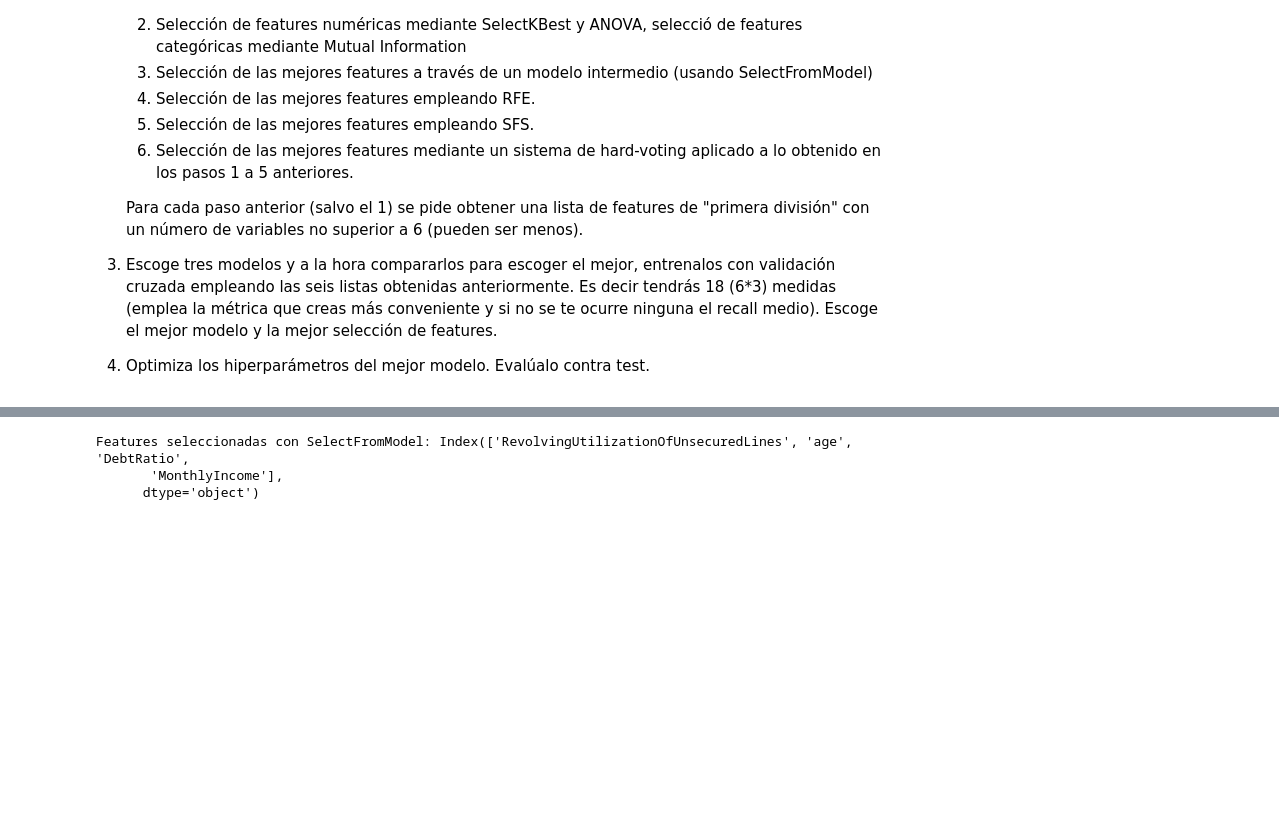
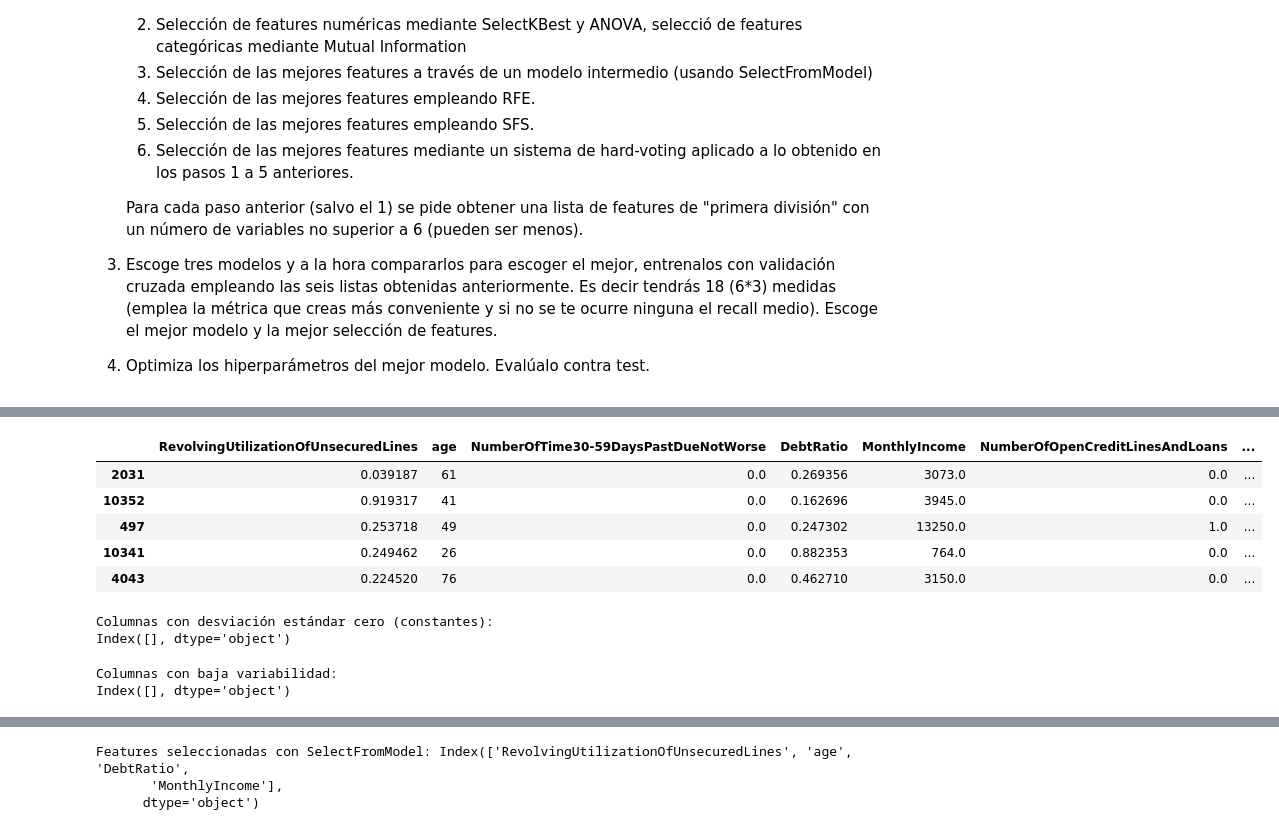
Before and after one commit to AlbrtttoTorres/DS_ONLINE_THEBRIDGE_ATC, a Jupyter notebook: 04_Machine_Learning/Sprint_14/Unidad_02/Practica_Obligatoria/18_Practica_Obligatoria_Seleccion_Features.ipynb, the cells around one changed output, grey strips where cells are left out. Drawn from its saved outputs; the diff is of its cells as text; code cells hidden in the pictures; blank space fills up the shorter version.

```diff
--- a/04_Machine_Learning/Sprint_14/Unidad_02/Practica_Obligatoria/18_Practica_Obligatoria_Seleccion_Features.ipynb
+++ b/04_Machine_Learning/Sprint_14/Unidad_02/Practica_Obligatoria/18_Practica_Obligatoria_Seleccion_Features.ipynb
@@ -58,19 +59,25 @@ Sigue los pasos del proceso de ML que hemos aprendido para problemas supervisado
 4. Optimiza los hiperparámetros del mejor modelo. Evalúalo contra test.
 # %%
 # Cargar dataset
-df = pd.read_csv(r'C:\Users\alber\OneDrive\Documentos\GitHub\DS_ONLINE_THEBRIDGE_ATC\04_Machine_Learning\Sprint_14\Unidad_02\Practica_Obligatoria\data\credit_npo.csv')
+data = pd.read_csv(r'C:\Users\alber\OneDrive\Documentos\GitHub\DS_ONLINE_THEBRIDGE_ATC\04_Machine_Learning\Sprint_14\Unidad_02\Practica_Obligatoria\data\credit_npo.csv')
 
-# Deshacerse de filas con nulos
-df = df.dropna()
 
-# Convertir las columnas "NumberOf..." a categóricas
-columns_to_convert = [col for col in df.columns if "NumberOf" in col]
-for col in columns_to_convert:
-    df[col] = pd.cut(df[col], bins=[-1, 0, 2, np.inf], labels=["0", "1-2", "3+"], right=False)
+# Eliminar filas con valores nulos
+data = data.dropna()
 
-# Codificar variables categóricas (LabelEncoder para trabajar con ML)
-for col in columns_to_convert:
-    df[col] = LabelEncoder().fit_transform(df[col])
+# Convertir columnas 'NumberOf...' a categóricas con 2 o 3 niveles
+columns_to_categorize = [col for col in data.columns if "NumberOf" in col]
+for col in columns_to_categorize:
+    discretizer = KBinsDiscretizer(n_bins=3, encode="ordinal", strategy="uniform")
+    data[col] = discretizer.fit_transform(data[[col]])
 
-print("Dataset limpio, tamaño:", df.shape)
+# Dividir en X (features) y y (target)
+X = data.drop(columns=["SeriousDlqin2yrs"])
+y = data["SeriousDlqin2yrs"]
+
+# Dividir en conjunto de entrenamiento y test
+X_train, X_test, y_train, y_test = train_test_split(X, y, test_size=0.2, random_state=42, stratify=y)
+
+print("Shape de los datos de entrenamiento:", X_train.shape)
+#
 # %% [output]
@@ -78,10 +84,0 @@ Dataset limpio, tamaño: (11816, 11)
-# %%
-# Definir variables predictoras y objetivo
-X = df.drop(columns=["SeriousDlqin2yrs"])
-y = df["SeriousDlqin2yrs"]
-
-# Dividir en train y test
-X_train, X_test, y_train, y_test = train_test_split(
-    X, y, test_size=0.2, stratify=y, random_state=42
-)
-print("Tamaño train:", X_train.shape, "Tamaño test:", X_test.shape)
@@ -115,0 +99,30 @@ Variables seleccionadas tras correlación: 10
+# %%
+X_train.head()
+# %% [output]
+|  | RevolvingUtilizationOfUnsecuredLines | age | NumberOfTime30-59DaysPastDueNotWorse | DebtRatio | MonthlyIncome | NumberOfOpenCreditLinesAndLoans | ... |
+| 2031 | 0.039187 | 61 | 0.0 | 0.269356 | 3073.0 | 0.0 | ... |
+| 10352 | 0.919317 | 41 | 0.0 | 0.162696 | 3945.0 | 0.0 | ... |
+| 497 | 0.253718 | 49 | 0.0 | 0.247302 | 13250.0 | 1.0 | ... |
+| 10341 | 0.249462 | 26 | 0.0 | 0.882353 | 764.0 | 0.0 | ... |
+| 4043 | 0.224520 | 76 | 0.0 | 0.462710 | 3150.0 | 0.0 | ... |
+# %%
+# Comprobar la desviación estándar de cada columna
+low_variability = X_train.std() == 0
+print("Columnas con desviación estándar cero (constantes):")
+print(low_variability[low_variability].index)
+
+# Eliminar columnas constantes
+X_train = X_train.loc[:, X_train.std() > 0]
+# %% [output]
+Columnas con desviación estándar cero (constantes):
+Index([], dtype='object')
+# %%
+# Eliminar columnas con baja variabilidad
+low_variability = X_train.std() < 0.01
+print("Columnas con baja variabilidad:")
+print(low_variability[low_variability].index)
+
+X_train = X_train.loc[:, X_train.std() >= 0.01]
+# %% [output]
+Columnas con baja variabilidad:
+Index([], dtype='object')
```
Also changed, not shown: parts of 15 cells of this notebook.
